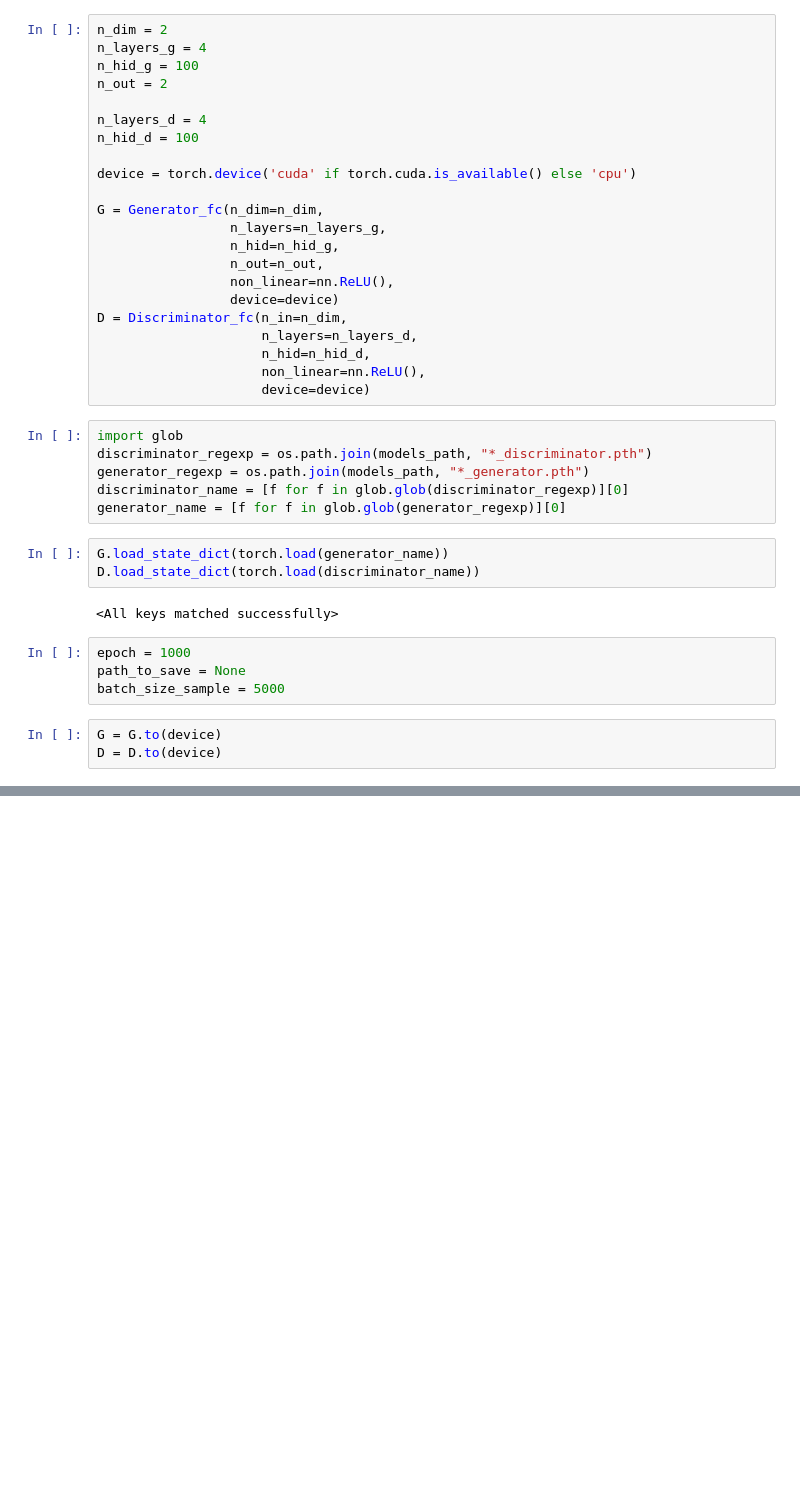
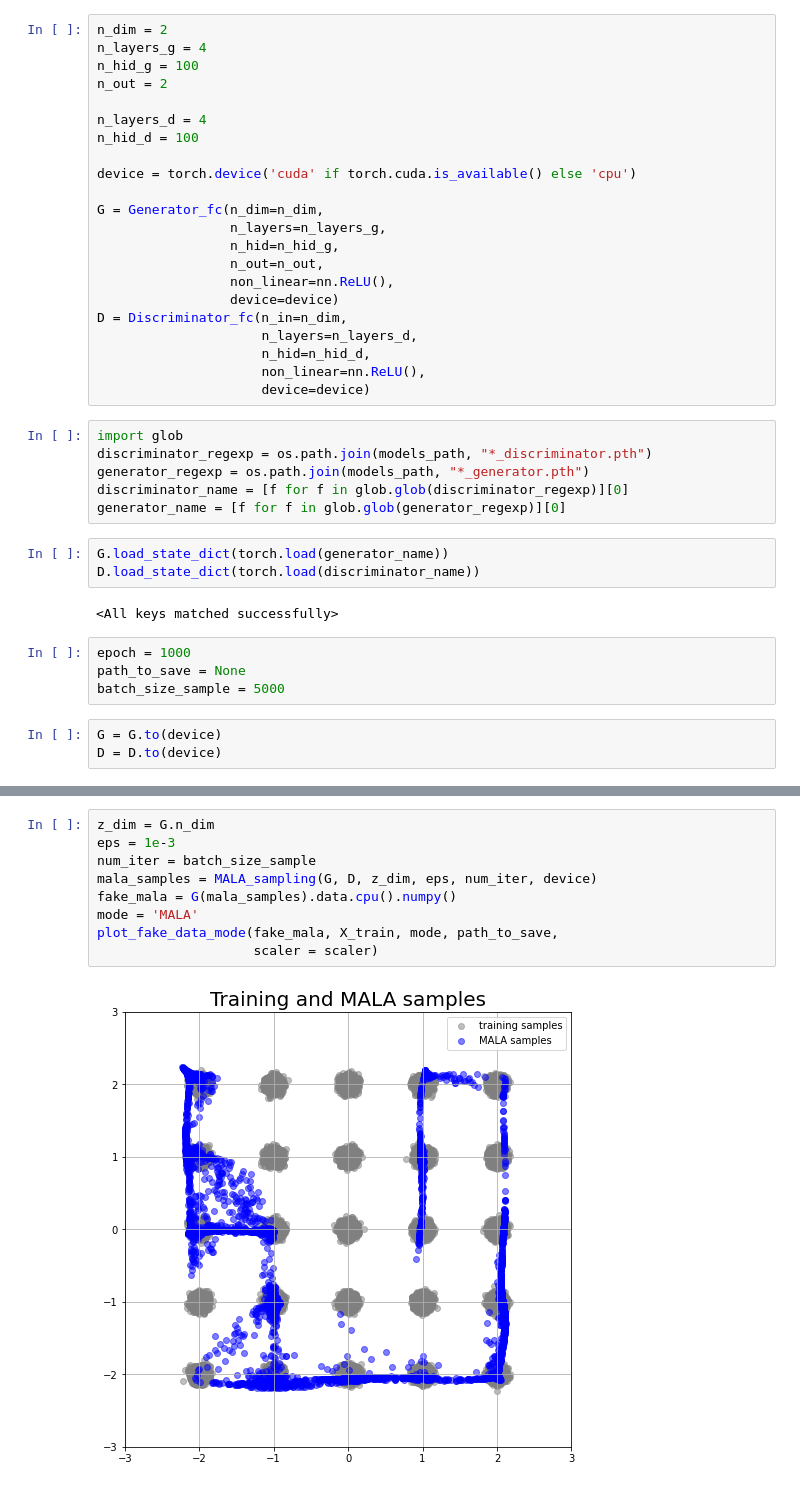
Before and after one commit to premolab/gans_sampling, a Jupyter notebook: notebooks/MHGAN_gaussians.ipynb, the cells around one changed output, grey strips where cells are left out. Cells and saved outputs as stored; diff of their text form; blank space fills up the shorter version.

```diff
--- a/notebooks/MHGAN_gaussians.ipynb
+++ b/notebooks/MHGAN_gaussians.ipynb
@@ -134,0 +157,11 @@ mh_sampling_visualize(G,
+# %%
+z_dim = G.n_dim
+eps = 1e-3
+num_iter = batch_size_sample
+mala_samples = MALA_sampling(G, D, z_dim, eps, num_iter, device)
+fake_mala = G(mala_samples).data.cpu().numpy()
+mode = 'MALA'
+plot_fake_data_mode(fake_mala, X_train, mode, path_to_save,
+                    scaler = scaler)
+# %% [output]
+[figure, added]
```
Also changed, not shown: parts of 22 cells of this notebook, 6 other files.
